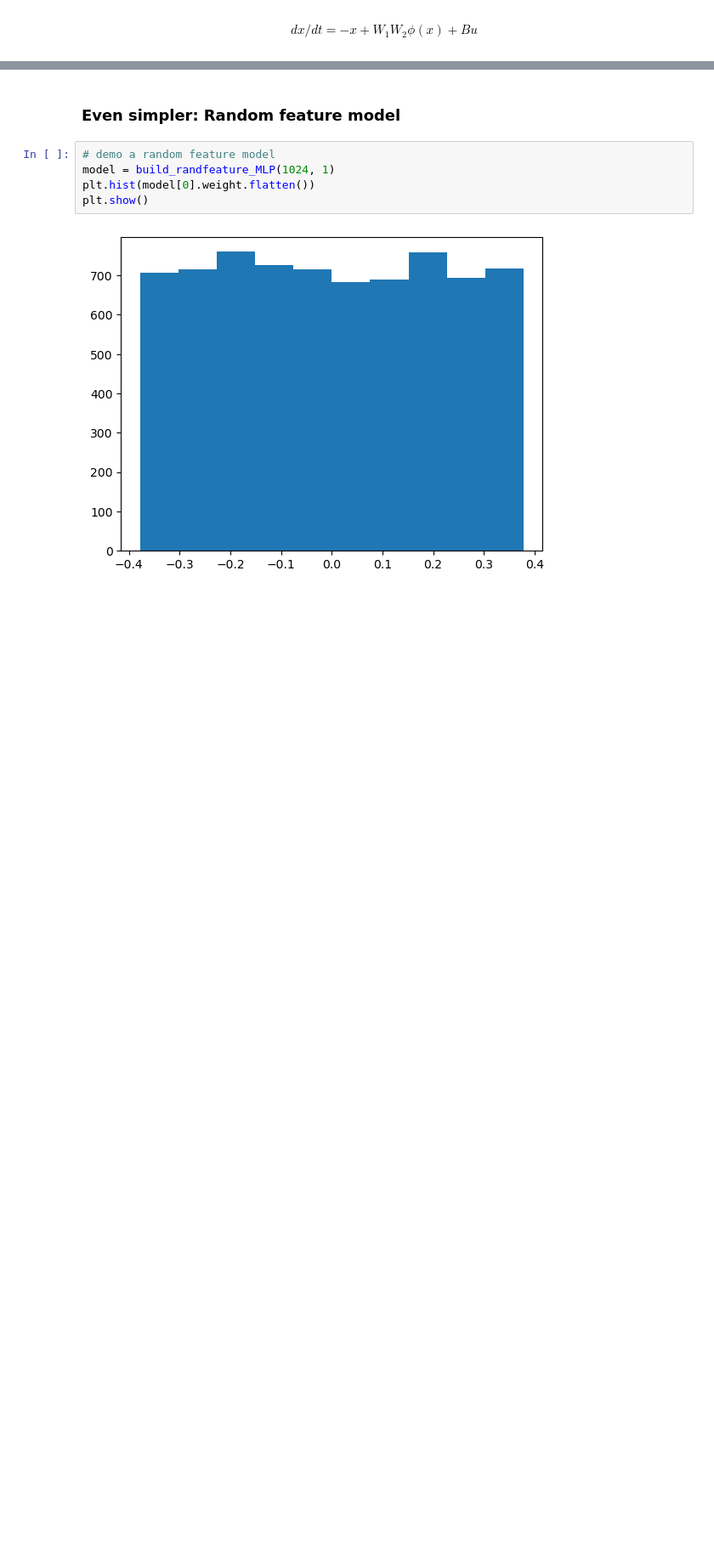
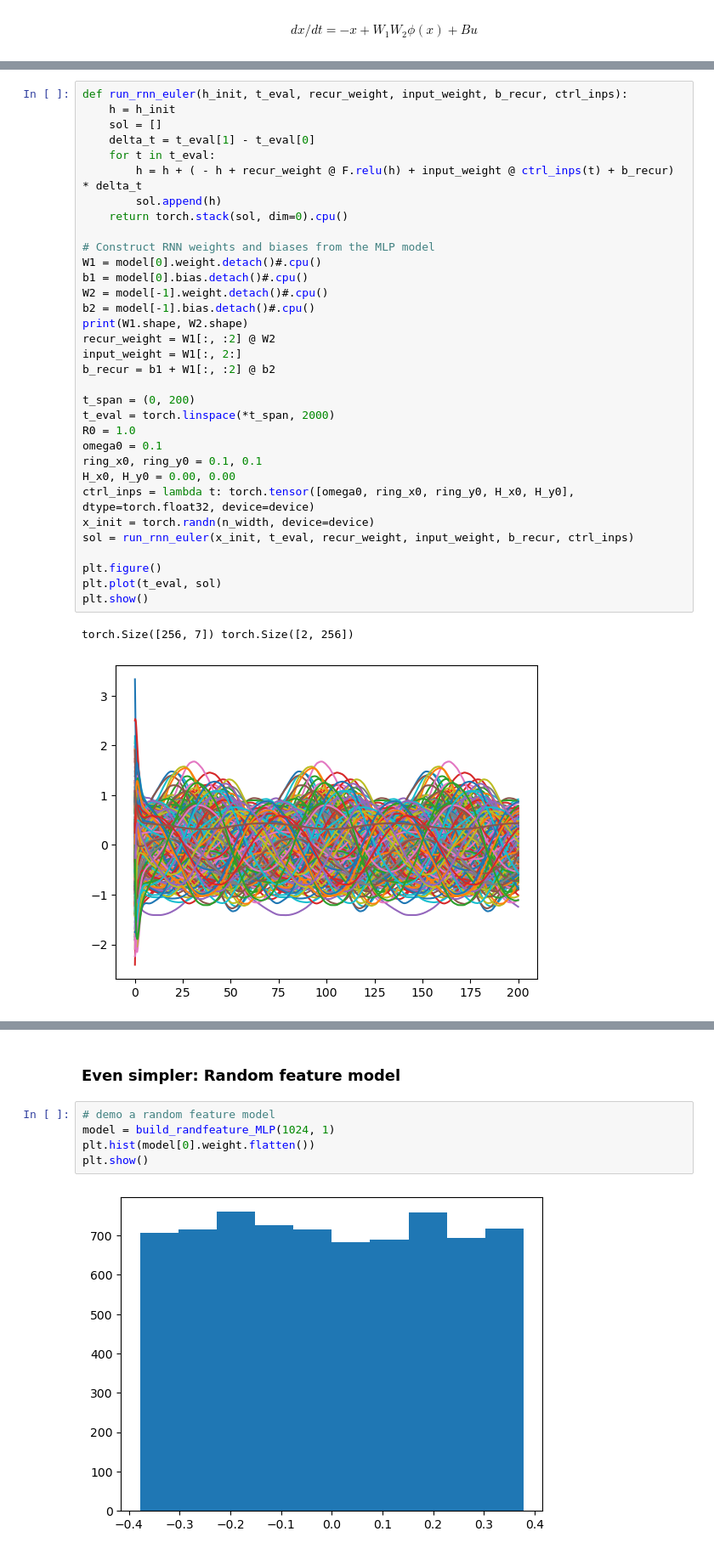
Before and after one commit to Animadversio/DiffusionMemorization, a Jupyter notebook: notebooks/star_shape_radial_MLP_RNN_SNN_model.ipynb, the cells around one changed output, grey strips where cells are left out. Shown at 85% size. Cells and saved outputs as stored; diff of their text form; blank space fills up the shorter version.

```diff
--- a/notebooks/star_shape_radial_MLP_RNN_SNN_model.ipynb
+++ b/notebooks/star_shape_radial_MLP_RNN_SNN_model.ipynb
@@ -727,0 +680,36 @@ torch.Size([2000, 512])
+# %%
+def run_rnn_euler(h_init, t_eval, recur_weight, input_weight, b_recur, ctrl_inps):
+    h = h_init
+    sol = []
+    delta_t = t_eval[1] - t_eval[0]
+    for t in t_eval:
+        h = h + ( - h + recur_weight @ F.relu(h) + input_weight @ ctrl_inps(t) + b_recur) * delta_t
+        sol.append(h)
+    return torch.stack(sol, dim=0).cpu()
+
+# Construct RNN weights and biases from the MLP model
+W1 = model[0].weight.detach()#.cpu()
+b1 = model[0].bias.detach()#.cpu()
+W2 = model[-1].weight.detach()#.cpu()
+b2 = model[-1].bias.detach()#.cpu()
+print(W1.shape, W2.shape)
+recur_weight = W1[:, :2] @ W2
+input_weight = W1[:, 2:]
+b_recur = b1 + W1[:, :2] @ b2
+
+t_span = (0, 200)
+t_eval = torch.linspace(*t_span, 2000)
+R0 = 1.0
+omega0 = 0.1
+ring_x0, ring_y0 = 0.1, 0.1
+H_x0, H_y0 = 0.00, 0.00
+ctrl_inps = lambda t: torch.tensor([omega0, ring_x0, ring_y0, H_x0, H_y0], dtype=torch.float32, device=device)
+x_init = torch.randn(n_width, device=device)
+sol = run_rnn_euler(x_init, t_eval, recur_weight, input_weight, b_recur, ctrl_inps)
+
+plt.figure()
+plt.plot(t_eval, sol)
+plt.show()
+# %% [output]
+torch.Size([256, 7]) torch.Size([2, 256])
+[figure, added]
```
Also changed, not shown: parts of 62 cells of this notebook.
